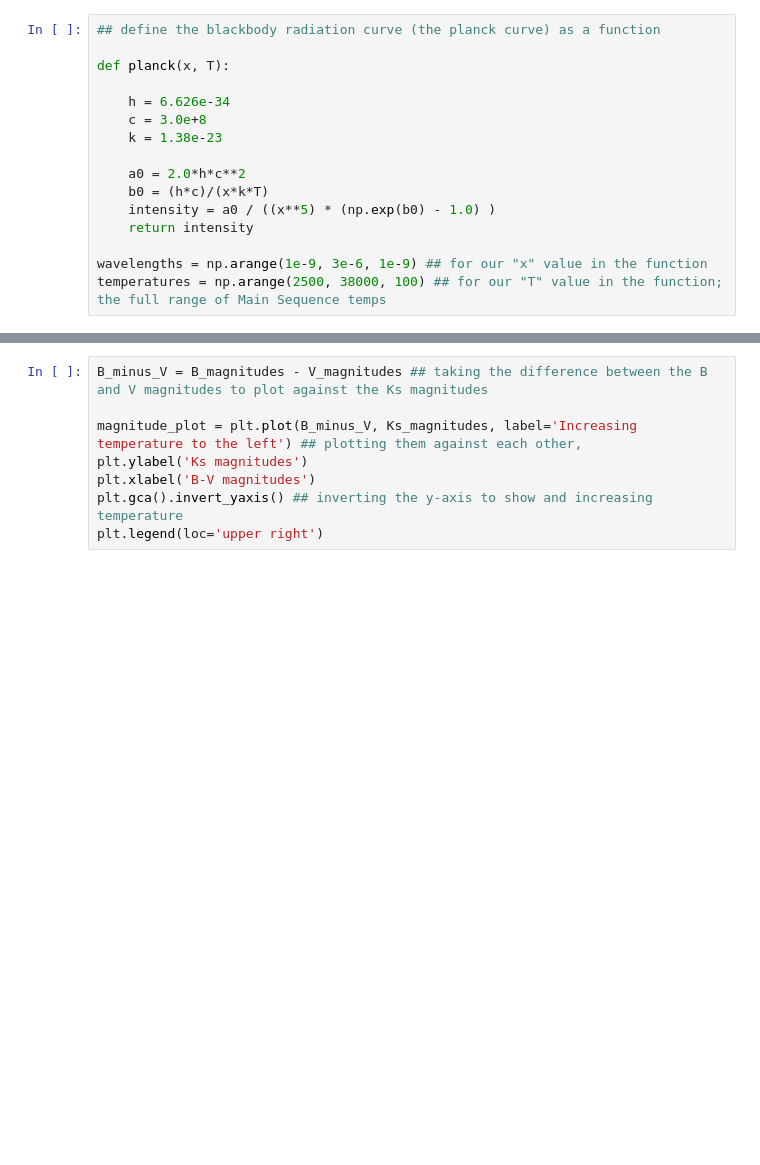
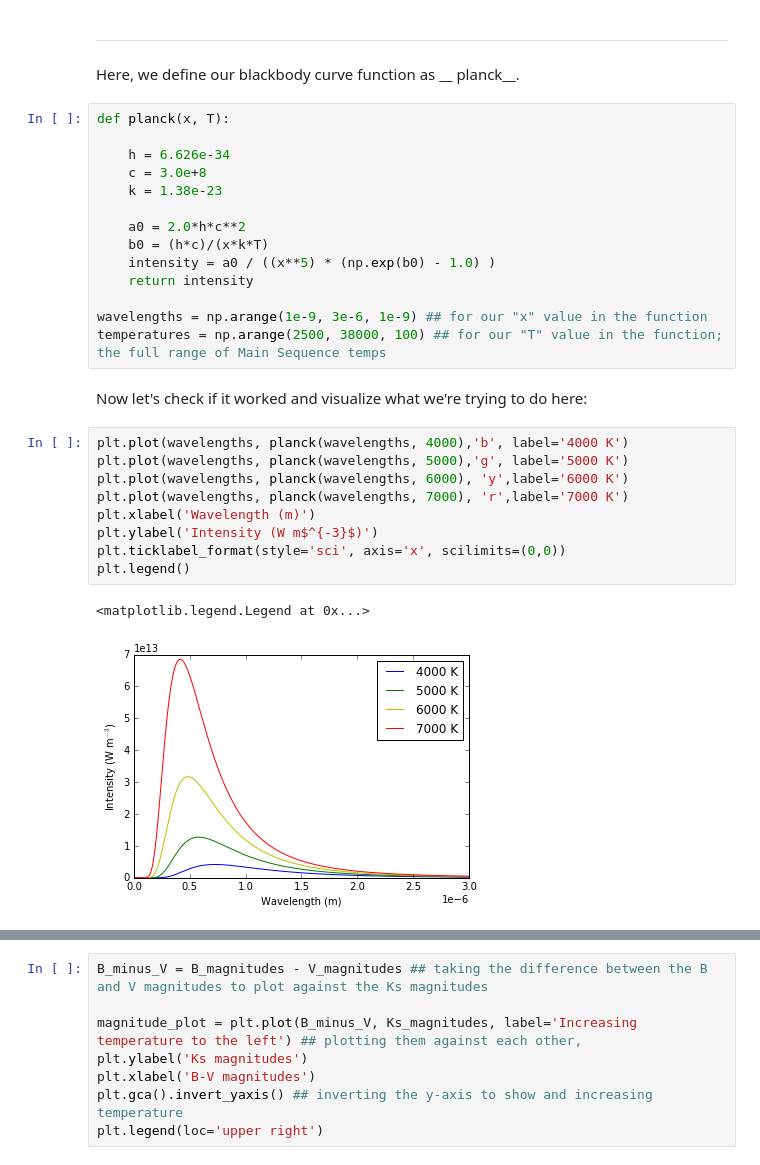
Before and after one commit to eliasog/ResearchFilters, a Jupyter notebook: Research_Filters.ipynb, the cells around one changed output, grey strips where cells are left out. Saved outputs shown, nothing was run; the diff lists cells and outputs as text; blank space fills up the shorter version.

```diff
--- a/Research_Filters.ipynb
+++ b/Research_Filters.ipynb
@@ -65,6 +134,7 @@ def getfilter(band):
+# %% [markdown]
+-------
+Here, we define our blackbody curve function as __ planck__.
 # %%
-## define the blackbody radiation curve (the planck curve) as a function
-
 def planck(x, T):
 
     h = 6.626e-34
@@ -78,3 +148,17 @@ def planck(x, T):
 
 wavelengths = np.arange(1e-9, 3e-6, 1e-9) ## for our "x" value in the function
 temperatures = np.arange(2500, 38000, 100) ## for our "T" value in the function; the full range of Main Sequence temps
+# %% [markdown]
+Now let's check if it worked and visualize what we're trying to do here:
+# %%
+plt.plot(wavelengths, planck(wavelengths, 4000),'b', label='4000 K')
+plt.plot(wavelengths, planck(wavelengths, 5000),'g', label='5000 K')
+plt.plot(wavelengths, planck(wavelengths, 6000), 'y',label='6000 K')
+plt.plot(wavelengths, planck(wavelengths, 7000), 'r',label='7000 K')
+plt.xlabel('Wavelength (m)')
+plt.ylabel('Intensity (W m$^{-3}$)')
+plt.ticklabel_format(style='sci', axis='x', scilimits=(0,0))
+plt.legend()
+# %% [output]
+<matplotlib.legend.Legend at 0x...>
+[figure, added]
```
Also changed, not shown: parts of 52 cells of this notebook.
